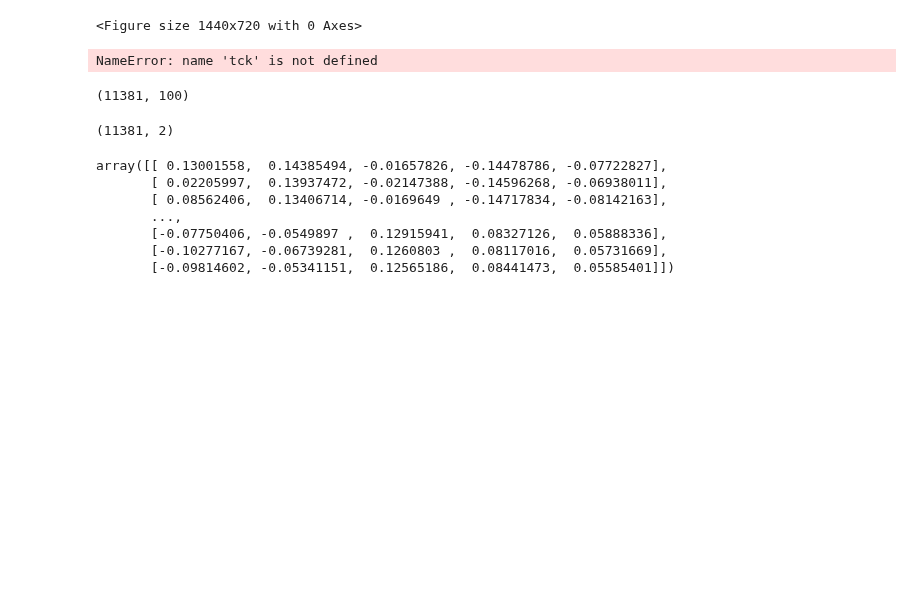
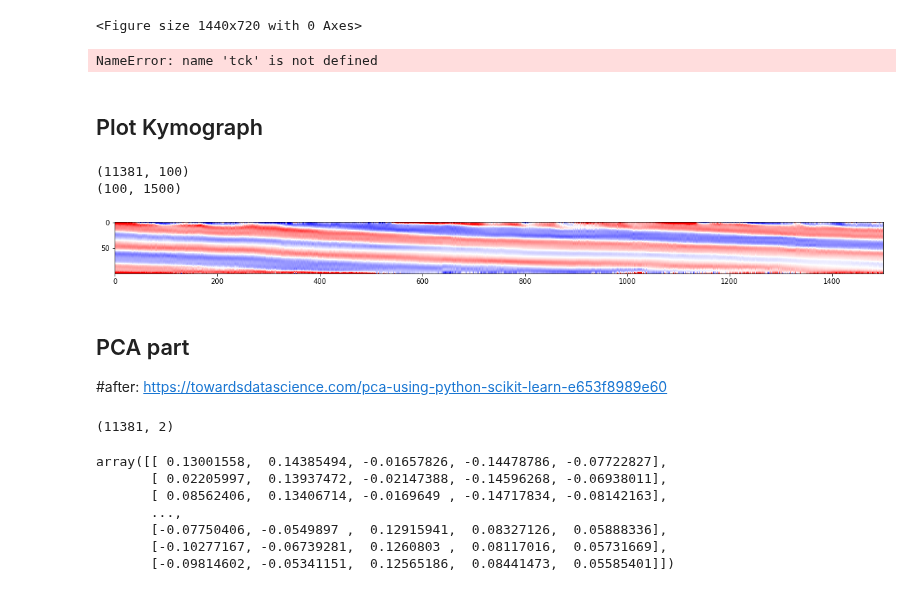
Before and after one commit to leonkontorovich/centerline_behavior_annotation, a Jupyter notebook: Skeleton_cluster_batch.ipynb, the cells around one changed output. Drawn from its saved outputs; the diff is of its cells as text; code cells hidden in the pictures; blank space fills up the shorter version.

```diff
--- a/Skeleton_cluster_batch.ipynb
+++ b/Skeleton_cluster_batch.ipynb
@@ -425,4 +351,27 @@ for filename in natsorted(os.listdir(path))[0:1000]:
     #print(fig.shape)
     figure=np.concatenate([figure,fig],0)
 tiff.imsave('figure2.tiff',figure, bigsize=True)
+# %% [markdown]
+## Plot Kymograph
+# %%
+df=pd.read_csv('/groups/zimmer/Ulises/code/skeleton_outputs/second_der_np_new.csv', header=None)
+print(df.shape)
+df.head(5)
+tdf=df[:1500].transpose()
+print(tdf.shape)
+# %% [output]
+(11381, 100)
+(100, 1500)
+# %%
+fig = plt.figure(figsize=(20, 10))
+ax = fig.add_subplot(111)
+ax.imshow(tdf, vmin=-0.05, vmax=0.05, cmap='bwr')
+ax.can_pan=True
+
+#ax.applyaspect()
+# %% [output]
+[figure, added]
+# %% [markdown]
+## PCA part
+#after: https://towardsdatascience.com/pca-using-python-scikit-learn-e653f8989e60
 # %%
@@ -433,11 +380,6 @@ import numpy as np
 import matplotlib.pyplot as plt
 from sklearn.decomposition import PCA
 from sklearn.preprocessing import StandardScaler
-# %%
-df=pd.read_csv('second_der_np_new.csv', header=None)
-df.shape
-# %% [output]
-(11381, 100)
 # %%
 pca = PCA(n_components=5)
 principalComponents = pca.fit_transform(df)
```
Also changed, not shown: parts of 6 cells of this notebook.
